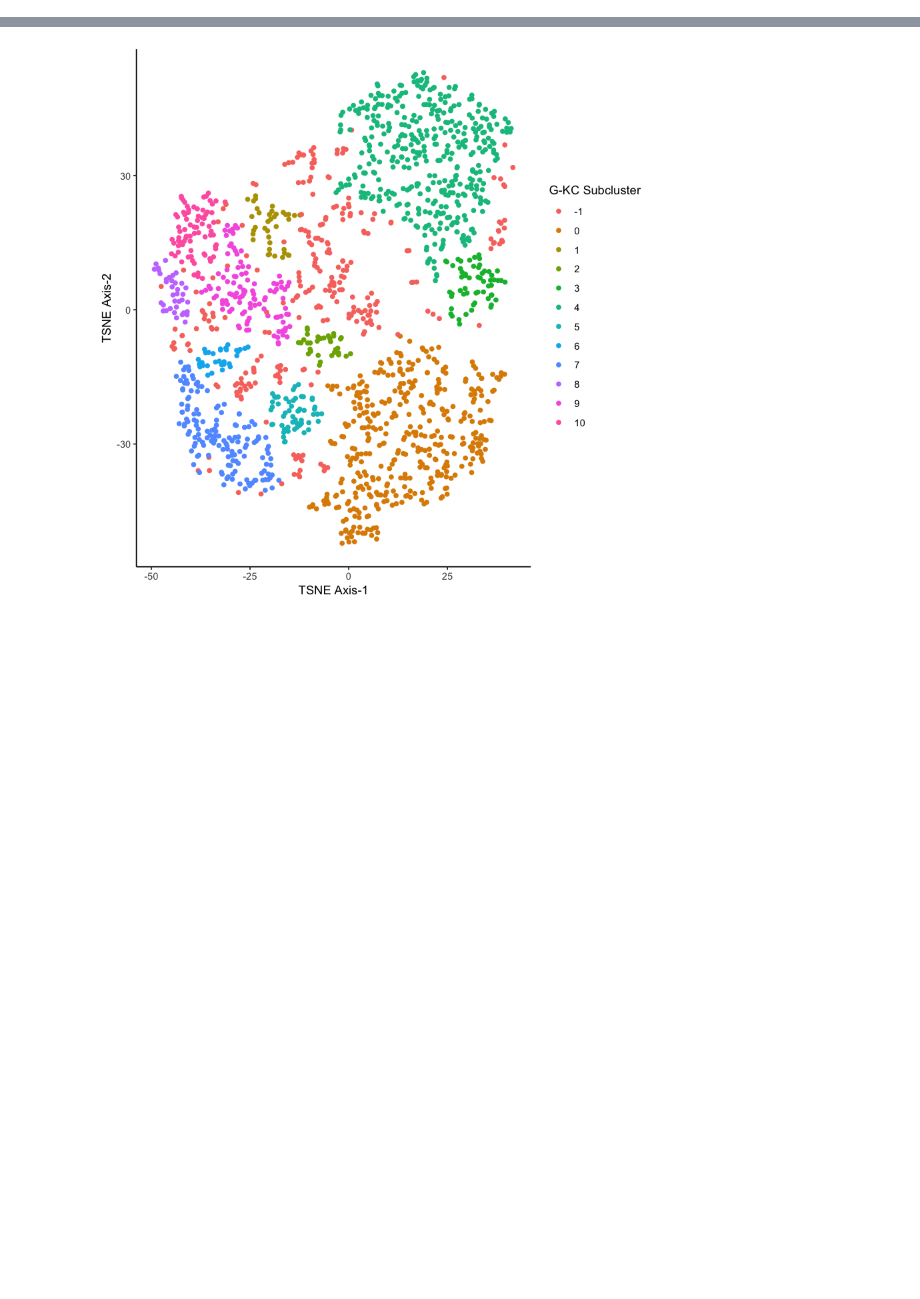
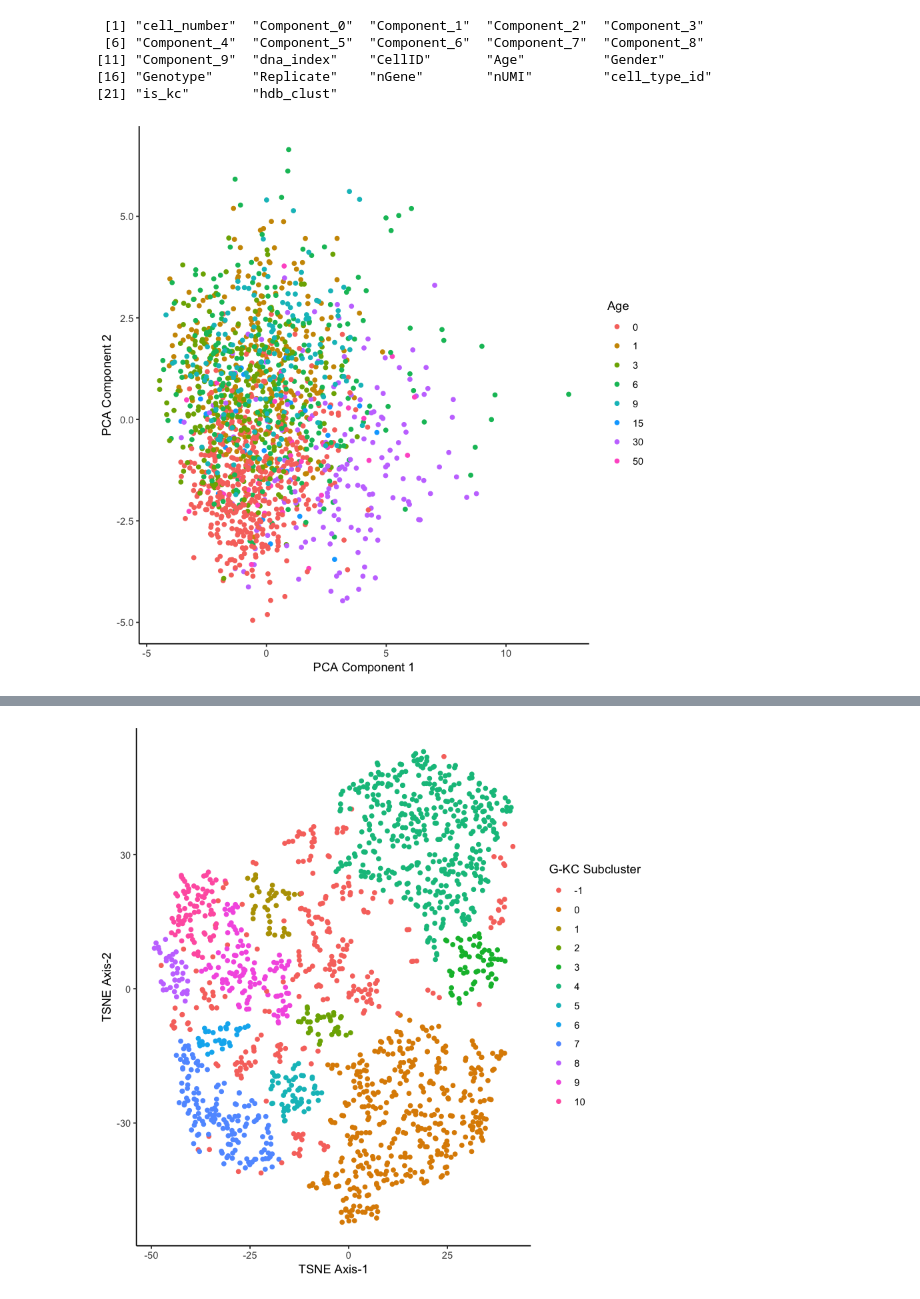
Before and after one commit to DeepSeq-KC/DS_Kenyon_Cells, a Jupyter notebook: notebook/12_tss_pca_viz_R.ipynb, the cells around one changed output, grey strips where cells are left out. Saved outputs shown, nothing was run; the diff lists cells and outputs as text; code cells hidden in the pictures; blank space fills up the shorter version.

```diff
--- a/notebook/12_tss_pca_viz_R.ipynb
+++ b/notebook/12_tss_pca_viz_R.ipynb
@@ -1,3 +1,5 @@
 # %%
 library(dplyr)
 library(ggplot2)
+# %%
+pca <- read.csv("../data/08_tss_expression_matrix_ICIM/G_KC_PCA.data.csv")
@@ -3,0 +16,20 @@ library(ggplot2)
+# %%
+colnames(pca)
+# %% [output]
+ [1] "cell_number"  "Component_0"  "Component_1"  "Component_2"  "Component_3"
+ [6] "Component_4"  "Component_5"  "Component_6"  "Component_7"  "Component_8"
+[11] "Component_9"  "dna_index"    "CellID"       "Age"          "Gender"
+[16] "Genotype"     "Replicate"    "nGene"        "nUMI"         "cell_type_id"
+[21] "is_kc"        "hdb_clust"
+# %%
+gkc_pca <- pca %>%
+  ggplot() +
+  geom_point(aes(x=Component_1, y=Component_2, color=factor(Age))) +
+  theme_classic() +
+  xlab("PCA Component 1") +
+  ylab("PCA Component 2") +
+  labs(color="Age")
+# %%
+gkc_pca
+# %% [output]
+[figure, added]
```
Also changed, not shown: parts of 3 cells of this notebook, 1 other file.
